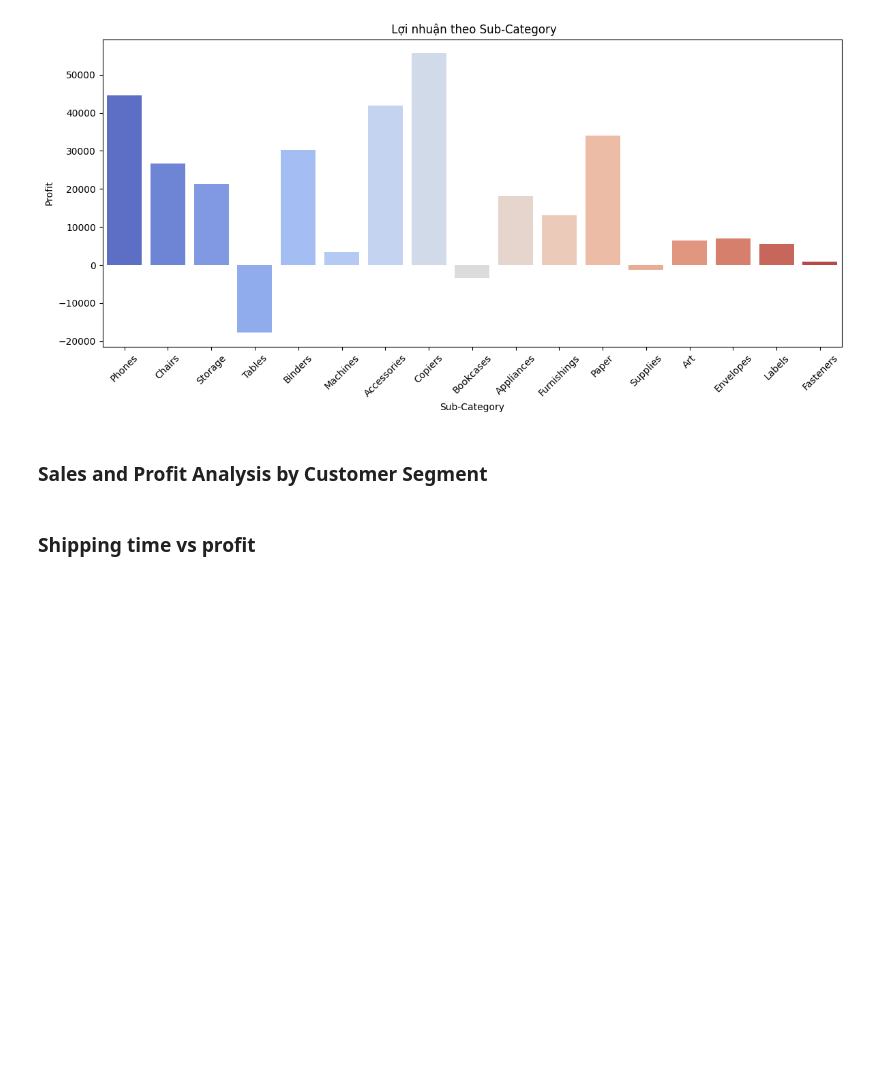
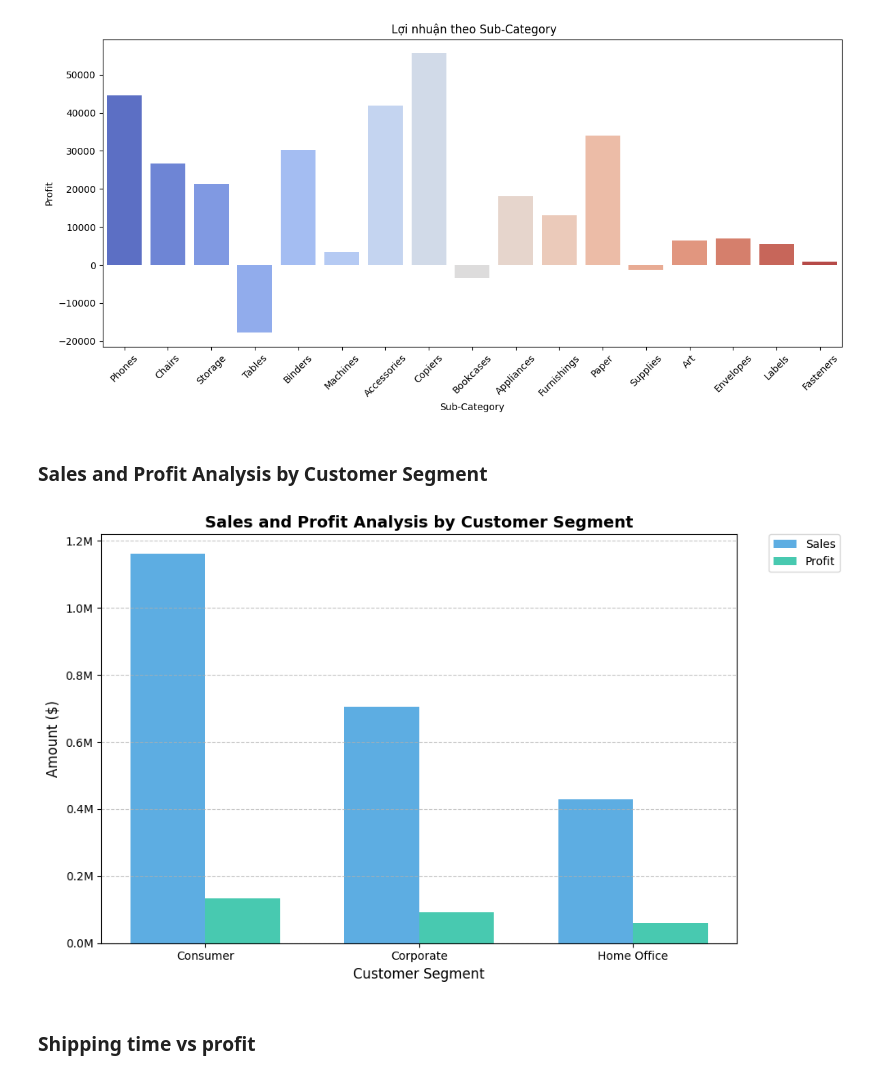
Before and after one commit to huyhuy382003/superstore-analysis, a Jupyter notebook: e commerce sales.ipynb, the cells around one changed output. Drawn from its saved outputs; the diff is of its cells as text; code cells hidden in the pictures; blank space fills up the shorter version.

Commit message:
thêm Sales and Profit Analysis by Customer Segment

```diff
--- a/e commerce sales.ipynb
+++ b/e commerce sales.ipynb
@@ -295,3 +297,37 @@ Passing `palette` without assigning `hue` is deprecated and will be removed in v
+# %%
+# Assuming segment_data is preprocessed correctly
+segment_data = data.groupby('Segment')[['Sales', 'Profit']].sum().reset_index()
+
+# Plotting
+plt.figure(figsize=(10, 6))
+bar_width = 0.35
+index = np.arange(len(segment_data))  # Using numpy array for indexing
+
+# Sales bar
+plt.bar(index, segment_data['Sales'], width=bar_width, label='Sales', color='#5DADE2')
+
+# Profit bar
+plt.bar(index + bar_width, segment_data['Profit'], width=bar_width, label='Profit', color='#48C9B0')
+
+# Format Y-axis to show in millions (e.g., 1M, 2M)
+def millions(x, pos):
+    return f'{x / 1e6:.1f}M'  # Adjusted for decimal points
+
+# Apply formatter to Y-axis
+plt.gca().yaxis.set_major_formatter(FuncFormatter(millions))  # FuncFormatter is now correctly imported
+
+# Labels & formatting
+plt.xlabel('Customer Segment', fontsize=12)
+plt.ylabel('Amount ($)', fontsize=12)
+plt.title('Sales and Profit Analysis by Customer Segment', fontsize=14, weight='bold')
+plt.xticks(index + bar_width / 2, segment_data['Segment'], fontsize=10)  # Enhanced tick labels
+plt.legend(bbox_to_anchor=(1.05, 1), loc='upper left', borderaxespad=0.)
+plt.tight_layout()
+plt.grid(axis='y', linestyle='--', alpha=0.7)
+
+plt.show()
+# %% [output]
+[figure, added]
 # %% [markdown]
 ### Shipping time vs profit
 # %%
```
Also changed, not shown: parts of 2 cells of this notebook.
